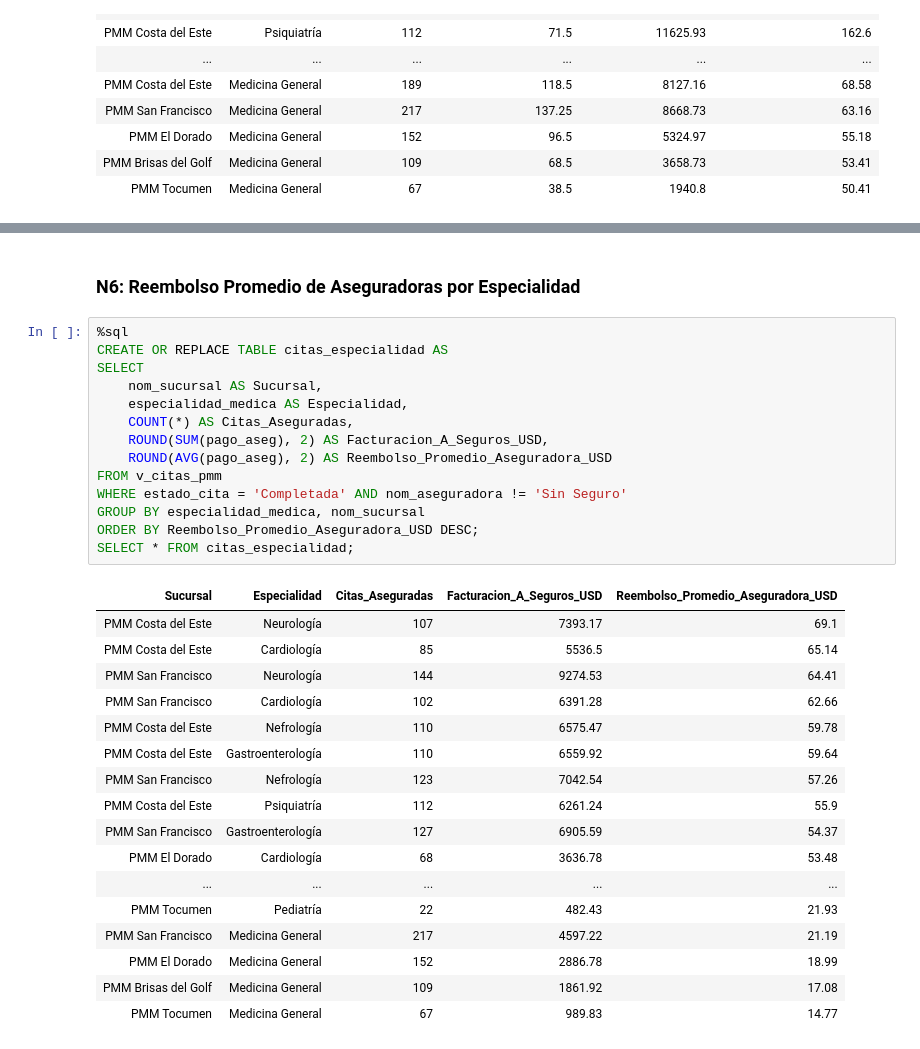
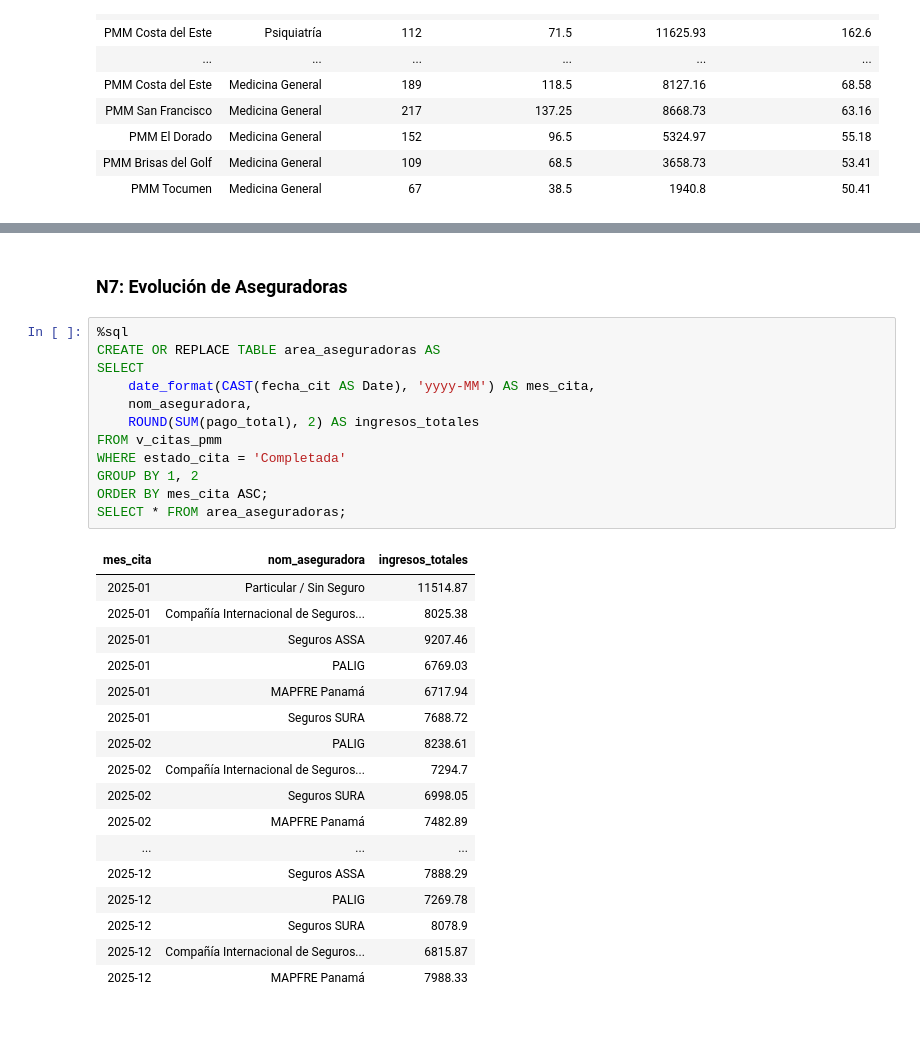
Before and after one commit to Akaru0/Panama-Metropolitan-Medical---Proyecto-Databricks, a Jupyter notebook: 04_analisis_sql.ipynb, the cells around one changed output, grey strips where cells are left out. Drawn from its saved outputs; the diff is of its cells as text.

```diff
--- a/04_analisis_sql.ipynb
+++ b/04_analisis_sql.ipynb
@@ -209,34 +211,32 @@ SELECT * FROM citas_jornadas;
 # %% [markdown]
-### N6: Reembolso Promedio de Aseguradoras por Especialidad
+### N7: Evolución de Aseguradoras
 # %%
 %sql
-CREATE OR REPLACE TABLE citas_especialidad AS
+CREATE OR REPLACE TABLE area_aseguradoras AS
 SELECT
-    nom_sucursal AS Sucursal,
-    especialidad_medica AS Especialidad,
-    COUNT(*) AS Citas_Aseguradas,
-    ROUND(SUM(pago_aseg), 2) AS Facturacion_A_Seguros_USD,
-    ROUND(AVG(pago_aseg), 2) AS Reembolso_Promedio_Aseguradora_USD
+    date_format(CAST(fecha_cit AS Date), 'yyyy-MM') AS mes_cita,
+    nom_aseguradora,
+    ROUND(SUM(pago_total), 2) AS ingresos_totales
 FROM v_citas_pmm
-WHERE estado_cita = 'Completada' AND nom_aseguradora != 'Sin Seguro'
-GROUP BY especialidad_medica, nom_sucursal
-ORDER BY Reembolso_Promedio_Aseguradora_USD DESC;
-SELECT * FROM citas_especialidad;
+WHERE estado_cita = 'Completada'
+GROUP BY 1, 2
+ORDER BY mes_cita ASC;
+SELECT * FROM area_aseguradoras;
 # %% [output]
-| Sucursal | Especialidad | Citas_Aseguradas | Facturacion_A_Seguros_USD | Reembolso_Promedio_Aseguradora_USD |
-| PMM Costa del Este | Neurología | 107 | 7393.17 | 69.1 |
-| PMM Costa del Este | Cardiología | 85 | 5536.5 | 65.14 |
-| PMM San Francisco | Neurología | 144 | 9274.53 | 64.41 |
-| PMM San Francisco | Cardiología | 102 | 6391.28 | 62.66 |
-| PMM Costa del Este | Nefrología | 110 | 6575.47 | 59.78 |
-| PMM Costa del Este | Gastroenterología | 110 | 6559.92 | 59.64 |
-| PMM San Francisco | Nefrología | 123 | 7042.54 | 57.26 |
-| PMM Costa del Este | Psiquiatría | 112 | 6261.24 | 55.9 |
-| PMM San Francisco | Gastroenterología | 127 | 6905.59 | 54.37 |
-| PMM El Dorado | Cardiología | 68 | 3636.78 | 53.48 |
-| ... | ... | ... | ... | ... |
-| PMM Tocumen | Pediatría | 22 | 482.43 | 21.93 |
-| PMM San Francisco | Medicina General | 217 | 4597.22 | 21.19 |
-| PMM El Dorado | Medicina General | 152 | 2886.78 | 18.99 |
-| PMM Brisas del Golf | Medicina General | 109 | 1861.92 | 17.08 |
-| PMM Tocumen | Medicina General | 67 | 989.83 | 14.77 |
+| mes_cita | nom_aseguradora | ingresos_totales |
+| 2025-01 | Particular / Sin Seguro | 11514.87 |
+| 2025-01 | Compañía Internacional de Seguros... | 8025.38 |
+| 2025-01 | Seguros ASSA | 9207.46 |
+| 2025-01 | PALIG | 6769.03 |
+| 2025-01 | MAPFRE Panamá | 6717.94 |
+| 2025-01 | Seguros SURA | 7688.72 |
+| 2025-02 | PALIG | 8238.61 |
+| 2025-02 | Compañía Internacional de Seguros... | 7294.7 |
+| 2025-02 | Seguros SURA | 6998.05 |
+| 2025-02 | MAPFRE Panamá | 7482.89 |
+| ... | ... | ... |
+| 2025-12 | Seguros ASSA | 7888.29 |
+| 2025-12 | PALIG | 7269.78 |
+| 2025-12 | Seguros SURA | 8078.9 |
+| 2025-12 | Compañía Internacional de Seguros... | 6815.87 |
+| 2025-12 | MAPFRE Panamá | 7988.33 |
```
Also changed, not shown: parts of 8 cells of this notebook, 2 other files.
